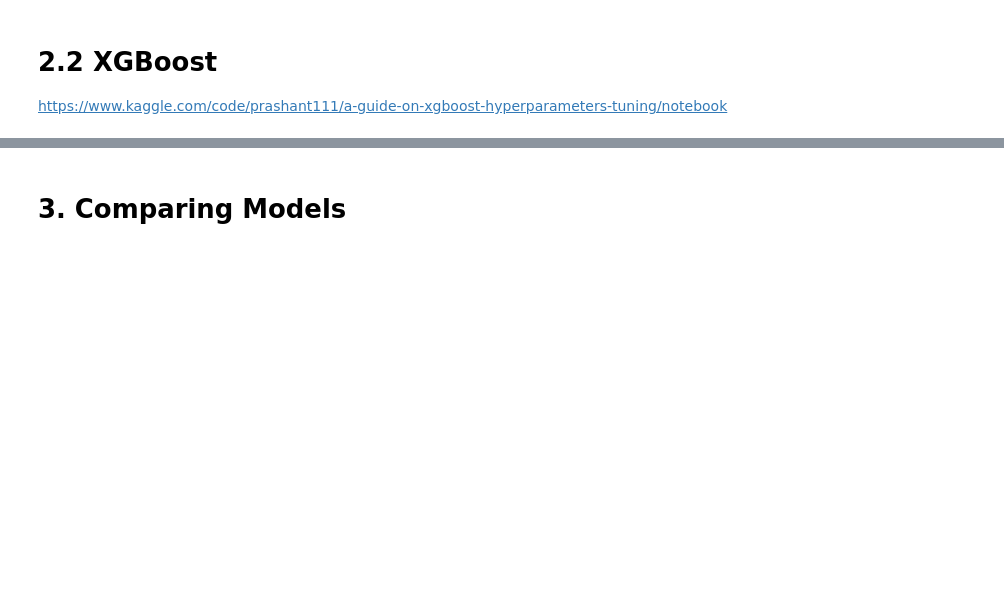
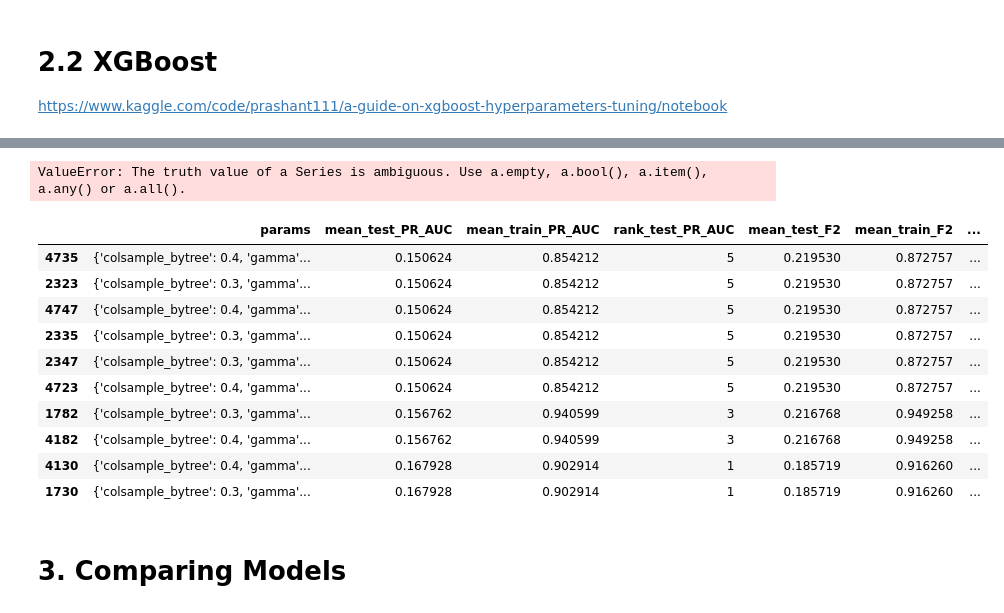
Before and after one commit to YongeBai/All_Star_Predictor, a Jupyter notebook: all_star2.ipynb, the cells around one changed output, grey strips where cells are left out. Saved outputs shown, nothing was run; the diff lists cells and outputs as text; code cells hidden in the pictures; blank space fills up the shorter version.

```diff
--- a/all_star2.ipynb
+++ b/all_star2.ipynb
@@ -971 +1000,21 @@ results_xgb.head(20)
+# %%
+results_xgb[(results_xgb.mean_test_PR_AUC > 0.15) and (results_xgb.mean_test_F2 > 0.2)]
+# %% [output]
+ValueError: The truth value of a Series is ambiguous. Use a.empty, a.bool(), a.item(), a.any() or a.all().
+# %%
+good = results_xgb[(results_xgb.mean_test_PR_AUC > 0.15)]
+with pd.option_context('display.max_colwidth', None):
+    display(pd.DataFrame(good))
+# %% [output]
+|  | params | mean_test_PR_AUC | mean_train_PR_AUC | rank_test_PR_AUC | mean_test_F2 | mean_train_F2 | ... |
+| 4735 | {'colsample_bytree': 0.4, 'gamma'... | 0.150624 | 0.854212 | 5 | 0.219530 | 0.872757 | ... |
+| 2323 | {'colsample_bytree': 0.3, 'gamma'... | 0.150624 | 0.854212 | 5 | 0.219530 | 0.872757 | ... |
+| 4747 | {'colsample_bytree': 0.4, 'gamma'... | 0.150624 | 0.854212 | 5 | 0.219530 | 0.872757 | ... |
+| 2335 | {'colsample_bytree': 0.3, 'gamma'... | 0.150624 | 0.854212 | 5 | 0.219530 | 0.872757 | ... |
+| 2347 | {'colsample_bytree': 0.3, 'gamma'... | 0.150624 | 0.854212 | 5 | 0.219530 | 0.872757 | ... |
+| 4723 | {'colsample_bytree': 0.4, 'gamma'... | 0.150624 | 0.854212 | 5 | 0.219530 | 0.872757 | ... |
+| 1782 | {'colsample_bytree': 0.3, 'gamma'... | 0.156762 | 0.940599 | 3 | 0.216768 | 0.949258 | ... |
+| 4182 | {'colsample_bytree': 0.4, 'gamma'... | 0.156762 | 0.940599 | 3 | 0.216768 | 0.949258 | ... |
+| 4130 | {'colsample_bytree': 0.4, 'gamma'... | 0.167928 | 0.902914 | 1 | 0.185719 | 0.916260 | ... |
+| 1730 | {'colsample_bytree': 0.3, 'gamma'... | 0.167928 | 0.902914 | 1 | 0.185719 | 0.916260 | ... |
 # %%
```
Also changed, not shown: parts of 48 cells of this notebook.
